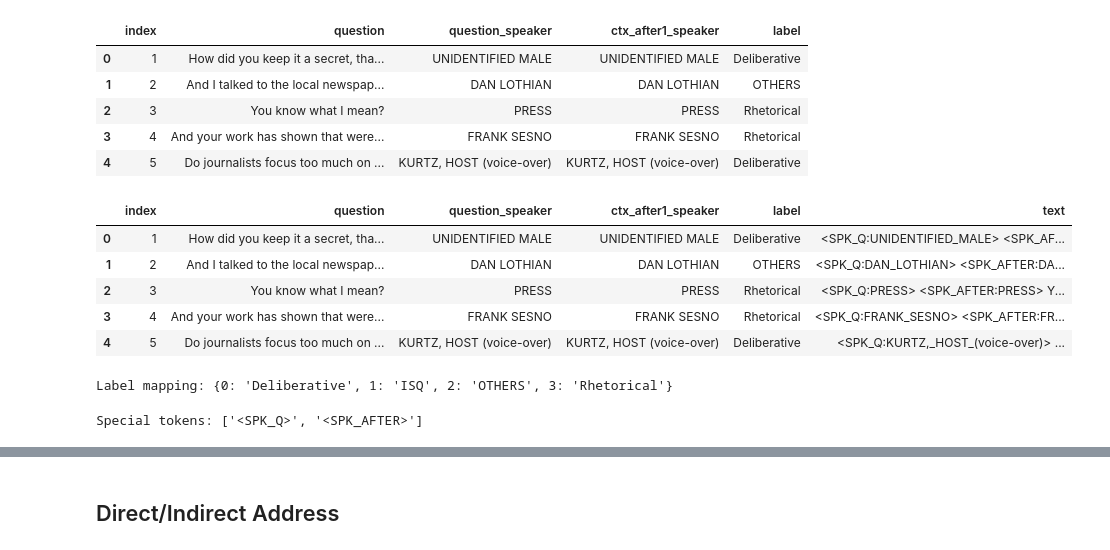
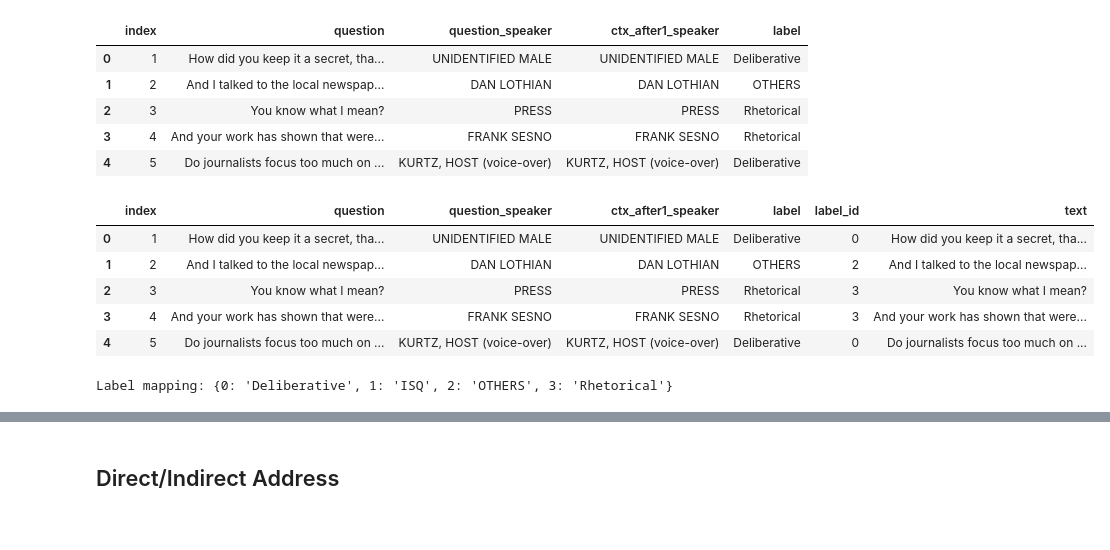
Before and after one commit to Nikolayy1/podcast_othering, a Jupyter notebook: feature_extraction.ipynb, the cells around one changed output, grey strips where cells are left out. Drawn from its saved outputs; the diff is of its cells as text; code cells hidden in the pictures.

```diff
--- a/feature_extraction.ipynb
+++ b/feature_extraction.ipynb
@@ -61,7 +61,7 @@ WARNING:tensorflow:From c:\Users\hofin\anaconda3\envs\podcast\lib\site-packages\
 [nltk_data]     C:\Users\hofin\AppData\Roaming\nltk_data...
 [nltk_data]   Package stopwords is already up-to-date!
 # %%
-file_name = "./diarizations/the_tucker_carlson_show/whisper_small/transcript_per_show/gina_carano.json"
+file_name = "./diarizations/the_tucker_carlson_show/whisper_small/transcript_per_show/ben_of_ben_jerrys_exposes_the_motives_behind_war_with_russia_the_politicians_that_sold_out.json"
 output_name = "new_format_test3.json"
 # %% [markdown]
 ### Total Questions in episode
@@ -734,24 +734,24 @@ df_nisq.head()
 # %%
 # Expects only one input text, so we build our input here
 
 def build_text(row):
     # Speaker pseudo tokens
     spk_q = f"<SPK_Q:{str(row['question_speaker']).replace(' ', '_')}>"
     spk_after = f"<SPK_AFTER:{str(row['ctx_after1_speaker']).replace(' ', '_')}>"
 
     # Input sequence
     return f"{spk_q} {spk_after} {row['question']}"
 
-df_nisq["text"] = df_nisq.apply(build_text, axis=1)
+df_nisq["text"] = df_nisq["question"]
 
 df_nisq.head()
 # %% [output]
-|  | index | question | question_speaker | ctx_after1_speaker | label | text |
-| 0 | 1 | How did you keep it a secret, tha... | UNIDENTIFIED MALE | UNIDENTIFIED MALE | Deliberative | <SPK_Q:UNIDENTIFIED_MALE> <SPK_AF... |
-| 1 | 2 | And I talked to the local newspap... | DAN LOTHIAN | DAN LOTHIAN | OTHERS | <SPK_Q:DAN_LOTHIAN> <SPK_AFTER:DA... |
-| 2 | 3 | You know what I mean? | PRESS | PRESS | Rhetorical | <SPK_Q:PRESS> <SPK_AFTER:PRESS> Y... |
-| 3 | 4 | And your work has shown that were... | FRANK SESNO | FRANK SESNO | Rhetorical | <SPK_Q:FRANK_SESNO> <SPK_AFTER:FR... |
-| 4 | 5 | Do journalists focus too much on ... | KURTZ, HOST (voice-over) | KURTZ, HOST (voice-over) | Deliberative | <SPK_Q:KURTZ,_HOST_(voice-over)> ... |
+|  | index | question | question_speaker | ctx_after1_speaker | label | label_id | text |
+| 0 | 1 | How did you keep it a secret, tha... | UNIDENTIFIED MALE | UNIDENTIFIED MALE | Deliberative | 0 | How did you keep it a secret, tha... |
+| 1 | 2 | And I talked to the local newspap... | DAN LOTHIAN | DAN LOTHIAN | OTHERS | 2 | And I talked to the local newspap... |
+| 2 | 3 | You know what I mean? | PRESS | PRESS | Rhetorical | 3 | You know what I mean? |
+| 3 | 4 | And your work has shown that were... | FRANK SESNO | FRANK SESNO | Rhetorical | 3 | And your work has shown that were... |
+| 4 | 5 | Do journalists focus too much on ... | KURTZ, HOST (voice-over) | KURTZ, HOST (voice-over) | Deliberative | 0 | Do journalists focus too much on ... |
 # %%
 label_encoder = LabelEncoder()
 df_nisq["label_id"] = label_encoder.fit_transform(df_nisq["label"])
@@ -784,23 +780,24 @@ dataset = DatasetDict({
 # %%
 # Load model and tokenizer
-model_name = "roberta-base"
+model_name = "roberta-large"
 tokenizer = RobertaTokenizerFast.from_pretrained(model_name)
 
-# Add only role-level speaker markers (NOT unique speakers)
-special_tokens = {
-    "additional_special_tokens": ["<SPK_Q>", "<SPK_AFTER>"]
-}
+# Tokenization
+def tokenize(batch):
+    return tokenizer(
+        batch["text"],
+        padding="max_length",
+        truncation=True,
+        max_length=256,
+    )
 
-tokenizer.add_special_tokens(special_tokens)
+tokenized_dataset = dataset.map(tokenize, batched=True)
 
-# Build input text with role tokens, NOT identity tokens embedded in special token
-def build_text(question, question_speaker="", ctx_after1_speaker=""):
-    spk_q = f"<SPK_Q> {question_speaker}"
-    spk_after = f"<SPK_AFTER> {ctx_after1_speaker}"
-    return f"{spk_q} {spk_after} {question}"
+# Rename labels
+tokenized_dataset = tokenized_dataset.rename_column("label_id", "labels")
 
-df_nisq["text"] = df_nisq.apply(build_text, axis=1)
-
-print("Special tokens:", special_tokens["additional_special_tokens"])
+# Keep only model inputs
+keep = ["input_ids", "attention_mask", "labels"]
+tokenized_dataset = tokenized_dataset.remove_columns(
+    [c for c in tokenized_dataset["train"].column_names if c not in keep]
+)
-# %% [output]
-Special tokens: ['<SPK_Q>', '<SPK_AFTER>']
```
Also changed, not shown: parts of 8 cells of this notebook, 2 other files.
